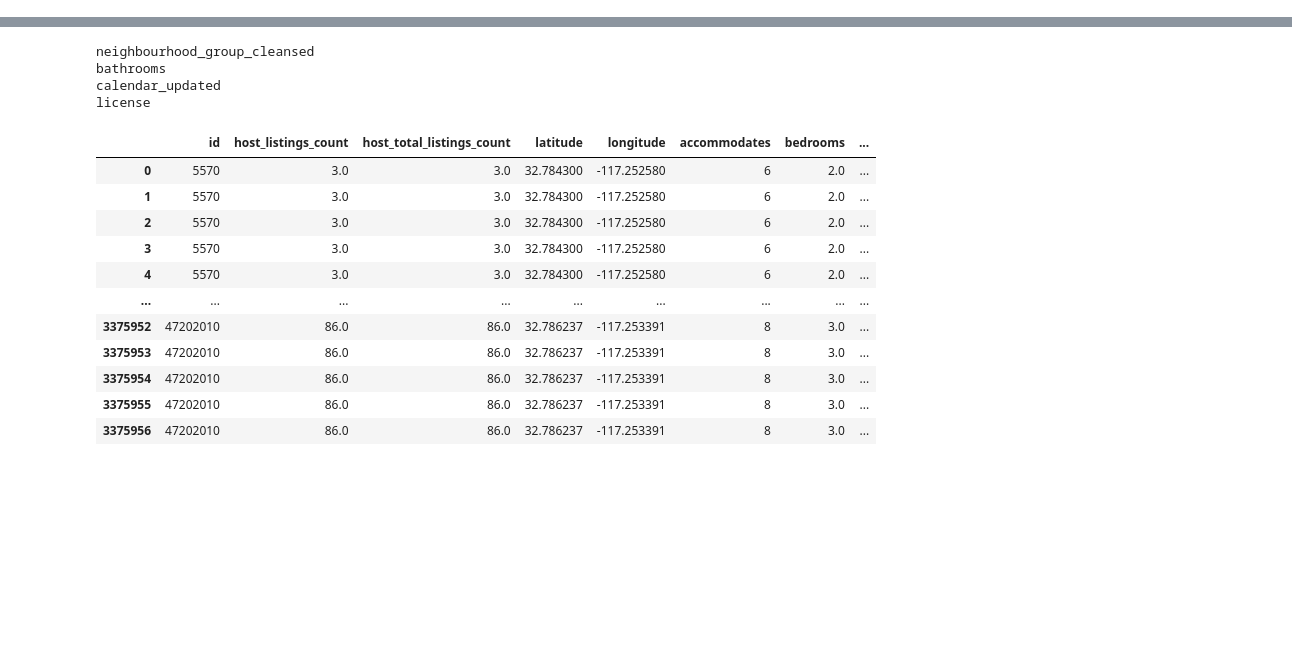
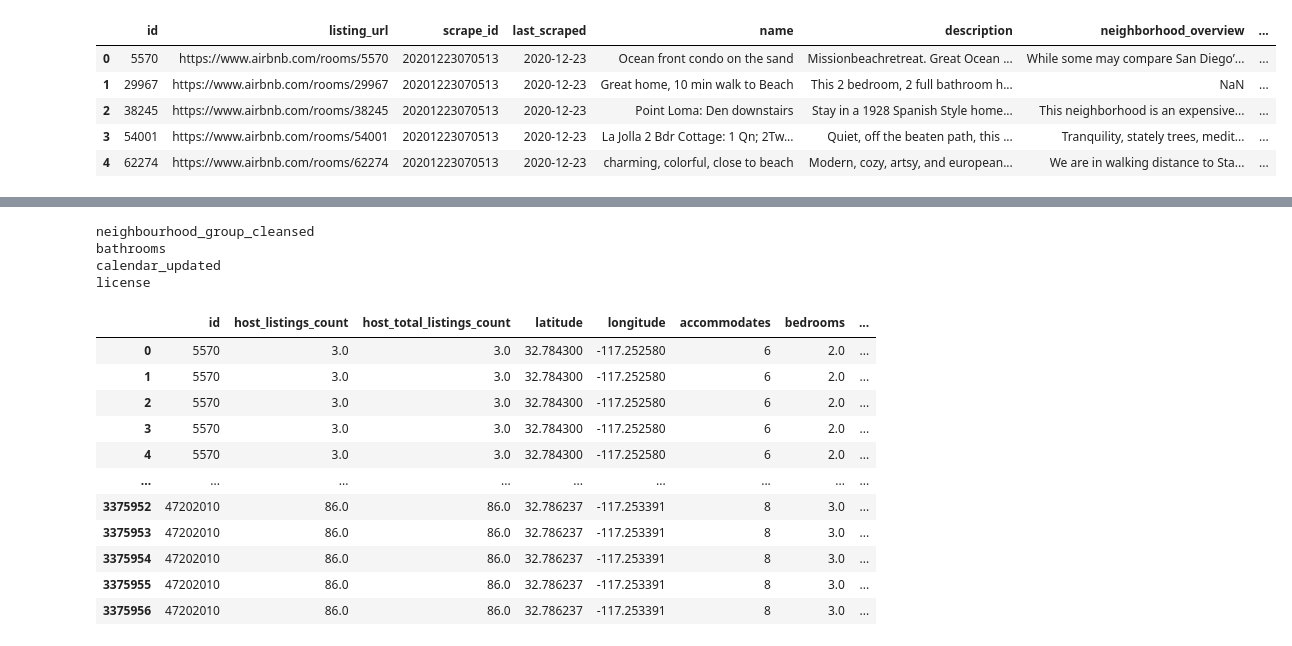
Before and after one commit to italu1013/insideairbnb_rental_price_prediction, a Jupyter notebook: EDA.ipynb, the cells around one changed output, grey strips where cells are left out. Drawn from its saved outputs; the diff is of its cells as text; code cells hidden in the pictures; blank space fills up the shorter version.

```diff
--- a/EDA.ipynb
+++ b/EDA.ipynb
@@ -22,0 +10,9 @@ reviews = pd.read_csv("data/reviews.csv.gz")
+# %%
+listings.head()
+# %% [output]
+|  | id | listing_url | scrape_id | last_scraped | name | description | neighborhood_overview | ... |
+| 0 | 5570 | https://www.airbnb.com/rooms/5570 | 20201223070513 | 2020-12-23 | Ocean front condo on the sand | Missionbeachretreat. Great Ocean ... | While some may compare San Diego’... | ... |
+| 1 | 29967 | https://www.airbnb.com/rooms/29967 | 20201223070513 | 2020-12-23 | Great home, 10 min walk to Beach | This 2 bedroom, 2 full bathroom h... | NaN | ... |
+| 2 | 38245 | https://www.airbnb.com/rooms/38245 | 20201223070513 | 2020-12-23 | Point Loma: Den downstairs | Stay in a 1928 Spanish Style home... | This neighborhood is an expensive... | ... |
+| 3 | 54001 | https://www.airbnb.com/rooms/54001 | 20201223070513 | 2020-12-23 | La Jolla 2 Bdr Cottage: 1 Qn; 2Tw... | Quiet, off the beaten path, this ... | Tranquility, stately trees, medit... | ... |
+| 4 | 62274 | https://www.airbnb.com/rooms/62274 | 20201223070513 | 2020-12-23 | charming, colorful, close to beach | Modern, cozy, artsy, and european... | We are in walking distance to Sta... | ... |
```
Also changed, not shown: parts of 11 cells of this notebook, 1 other file.
